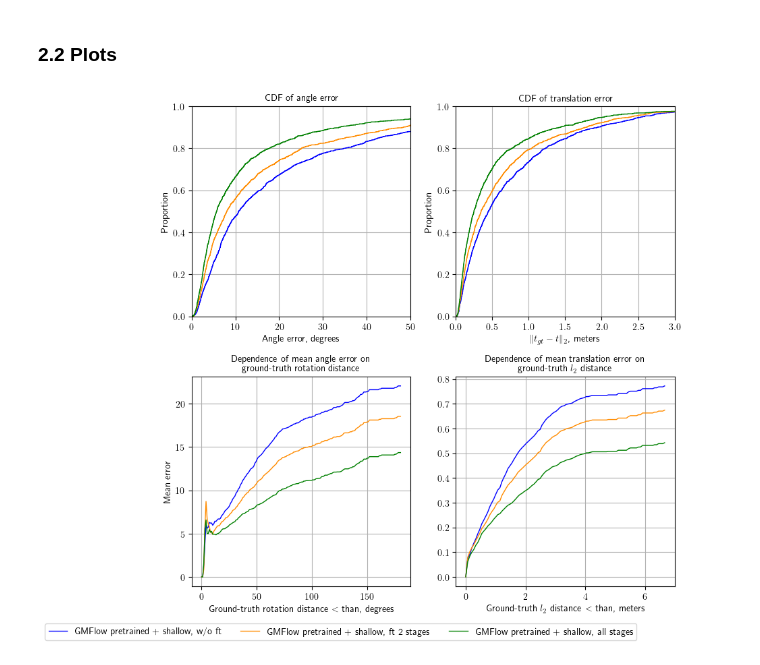
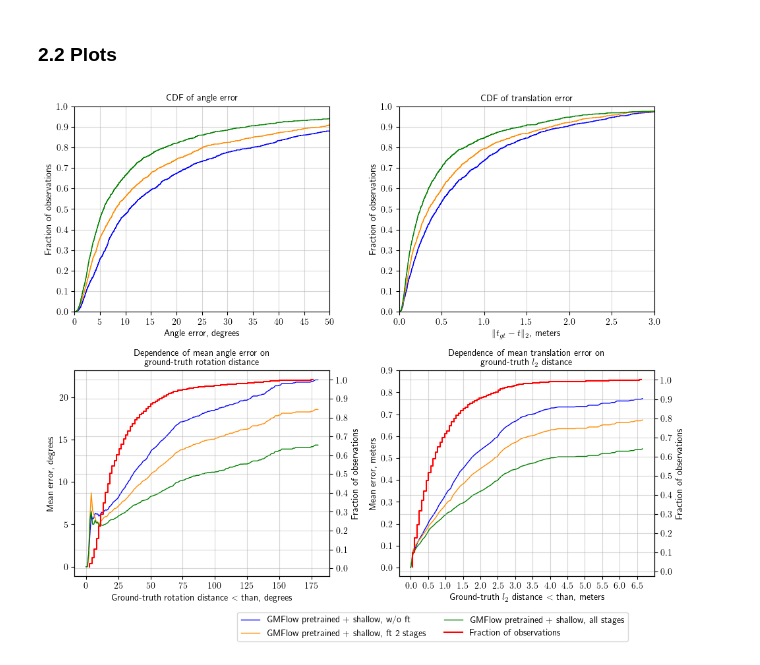
Before and after one commit to kovanic/DEPO, a Jupyter notebook: notebooks/pose_from_coarse_flow/5_Test.ipynb, the cells around one changed output. Cells and saved outputs as stored; diff of their text form; code cells hidden in the pictures.

```diff
--- a/notebooks/pose_from_coarse_flow/5_Test.ipynb
+++ b/notebooks/pose_from_coarse_flow/5_Test.ipynb
@@ -236,9 +236,9 @@ def calculate_metric_on_subset(metric_values, values_dependent_on, agg_func, thr
     scores = np.array([agg_func(metric_values[subset]) for subset in inliers_bool])
     return scores
 # %%
-fig, ax = plt.subplots(2, 2, figsize=(8, 8))
+fig, ax = plt.subplots(2, 2, figsize=(10, 8))
 
-colors = ['b', 'darkorange' ,'g' ,'r' ,  '#8B008B',
+colors = ['b', 'darkorange' ,'g', '#8B008B',
           '#A52A2A','#FFC0CB','#808080','#556B2F','#00FFFF',
          '#FF00FF','#32CD32','#008080','#E6E6FA',
          '#D2B48C','#FA8072','#FFD700', '#000080']
@@ -247,55 +247,74 @@ exp_colors = {exp: col for  exp, col in zip(metrics.keys(), colors)}
 
 for exp, m in metrics.items():
     sns.ecdfplot(x=m['R_angle_distances'], complementary=False, ax=ax[0,0], c=exp_colors[exp], linewidth=1)
-    ax[0, 0].set_xlim([0., 50.])
+
     sns.ecdfplot(x=m['t_distances_l2'], complementary=False, ax=ax[0,1], c=exp_colors[exp], linewidth=1, log_scale=False)
-    ax[0, 1].set_xlim([0., 3.])
+
     R_on_gt = calculate_metric_on_subset(
         m['R_angle_distances'], m['R_gt_distances'], np.mean, np.linspace(0, 180, 180), '<')
     R_on_gt[np.isnan(R_on_gt)] = 0
     ax[1, 0].plot(np.linspace(0, 180, 180), R_on_gt, label=exp, c=exp_colors[exp], linewidth=1)
 
     t_on_gt = calculate_metric_on_subset(
         m['t_distances_l2'], m['t_gt_distances'], np.mean, np.linspace(0, 6.66, 100), '<')
     t_on_gt[np.isnan(t_on_gt)] = 0
     ax[1, 1].plot(np.linspace(0, 6.66, 100), t_on_gt, c=exp_colors[exp], linewidth=1)
 
 
-# ax[0, 0].vlines([5, 10, 20, 30], ymin=0, ymax=1)
+
+ax[0, 0].set_xlim([0., 50.])
+ax[0, 0].set_xticks(np.linspace(0, 50, 11, dtype='int'))
+ax[0, 0].set_yticks(np.linspace(0, 1, 11))
+ax[0, 0].set_ylabel('Fraction of observations')
 ax[0, 0].set_xlabel('Angle error, degrees')
 ax[0, 0].set_title('CDF of angle error')
-ax[0, 0].grid()
+ax[0, 0].grid(alpha=0.5)
 
 
-# ax[0, 1].vlines([0.25, 0.5, 5], ymin=0, ymax=1)
-
-# n_bins = 100 # number of bins for histogram calculation
-# counts, bin_edges = np.histogram(sorted(fx), bins=n_bins)
-# cdf_values = np.cumsum(counts)/len(sorted(fx))
-# bin_centers = (bin_edges[1:]+bin_edges[:-1])/2.
-# ax2=ax1.twinx() # create secondary axis with shared x-axis
-# ax[0, 1].step(bin_centers,cdf_values,'r--')
-# ax[0, 1].set_ylabel('Fraction of observations')
-
+ax[0, 1].set_xlim([0., 3.])
+ax[0, 1].set_yticks(np.linspace(0, 1, 11))
+ax[0, 1].set_ylabel('Fraction of observations')
 ax[0, 1].set_xlabel('$\|t_{gt} - t\|_2$, meters')
 ax[0, 1].set_title('CDF of translation error')
-ax[0, 1].grid()
-
-ax[1, 0].set_xlabel('Ground-truth rotation distance $<$ than, degrees')
-ax[1, 0].set_ylabel('Mean error')
-ax[1, 0].set_title('Dependence of mean angle error on \n ground-truth rotation distance')
-ax[1, 0].grid()
+ax[0, 1].grid(alpha=0.5)
 
 
+n_bins = 100 # number of bins for histogram calculation
+counts, bin_edges = np.histogram(np.sort(m['R_gt_distances']), bins=n_bins)
+cdf_values = np.cumsum(counts) / len(m['R_gt_distances'])
+bin_centers = (bin_edges[1:] + bin_edges[:-1]) / 2.
+ax_10 = ax[1, 0].twinx() # create secondary axis with shared x-axis
+ax_10.step(bin_centers,cdf_values,'r', label='Fraction of observations')
+ax_10.set_ylabel('Fraction of observations')
+ax_10.set_yticks(np.linspace(0, 1, 11))
+ax_10.grid(alpha=0.5)
+ax[1, 0].set_xlabel('Ground-truth rotation distance $<$ than, degrees')
+ax[1, 0].set_ylabel('Mean error, degrees')
+ax[1, 0].set_title('Dependence of mean angle error on \n ground-truth rotation distance')
+ax[1, 0].grid(axis='x', alpha=0.5)
+
+n_bins = 100 # number of bins for histogram calculation
+counts, bin_edges = np.histogram(np.sort(m['t_gt_distances']), bins=n_bins)
+cdf_values = np.cumsum(counts) / len(m['t_gt_distances'])
+bin_centers = (bin_edges[1:] + bin_edges[:-1]) / 2.
+ax_11 = ax[1, 1].twinx() # create secondary axis with shared x-axis
+ax_11.step(bin_centers, cdf_values, 'r', label='Fraction of observations')
+ax_11.set_ylabel('Fraction of observations')
+ax_11.set_yticks(np.linspace(0, 1, 11))
+ax_11.grid(alpha=0.5)
+ax[1, 1].set_xticks(np.linspace(0, 6.5, 14))
+ax[1, 1].set_yticks(np.linspace(0, 0.9, 10))
 ax[1, 1].set_xlabel('Ground-truth $l_2$ distance $<$ than, meters')
-ax[1, 1].set_title('Mean error, meters')
+ax[1, 1].set_ylabel('Mean error, meters')
 ax[1, 1].set_title('Dependence of mean translation error on \n ground-truth $l_2$ distance')
-ax[1, 1].grid()
+ax[1, 1].grid(axis='x', alpha=0.5)
 
 
 handles, labels = ax[1, 0].get_legend_handles_labels()
-fig.legend(handles, labels, bbox_to_anchor=(.9, 0), borderaxespad=0.0, ncol=5)
+handles.extend(ax_11.get_legend_handles_labels()[0])
+labels.extend(ax_11.get_legend_handles_labels()[1])
+fig.legend(handles, labels, bbox_to_anchor=(.9, 0), borderaxespad=0.0, ncol=2)
 fig.tight_layout()
-plt.savefig('/home/project/code/results/images/scannet_cdfs_gt_flow.pdf', bbox_inches='tight')
+plt.savefig('/home/project/code/results/images/scannet_cdfs_gmflow.pdf', bbox_inches='tight')
 # %% [output]
-[figure, old version]
+[figure, new version]
```
Also changed, not shown: 11 other files.
